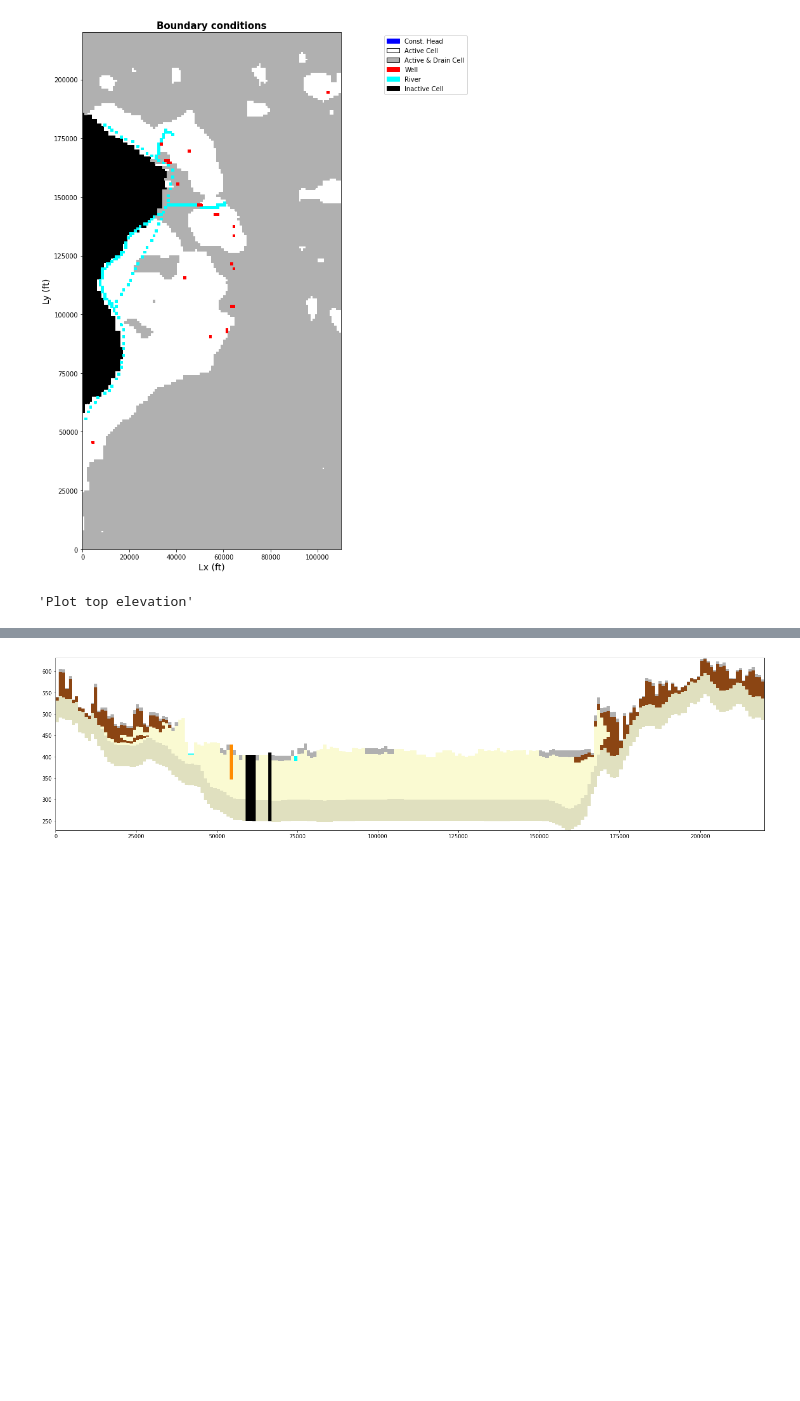
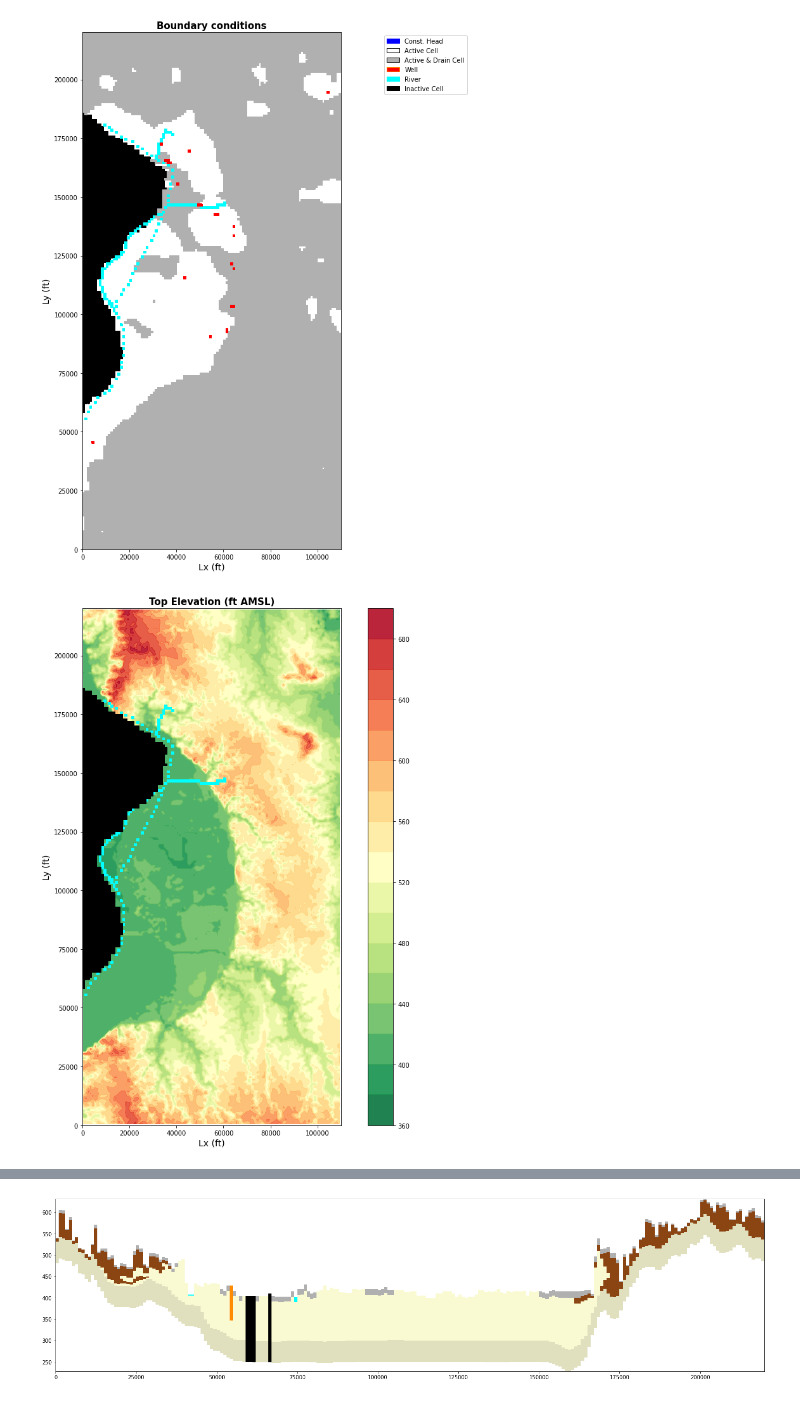
Before and after one commit to Firas-95/GEO572-Project-E.St.Louis, a Jupyter notebook: ESL_model_v2.1.ipynb, the cells around one changed output, grey strips where cells are left out. Saved outputs shown, nothing was run; the diff lists cells and outputs as text; code cells hidden in the pictures; blank space fills up the shorter version.

```diff
--- a/ESL_model_v2.1.ipynb
+++ b/ESL_model_v2.1.ipynb
@@ -689,25 +685,25 @@ plt.show()
 [figure]
 # %%
 """Plot top elevation"""
-# plt.figure(figsize=(15, 15))  #create 15 x 15 figure
-# modelmap = flopy.plot.map.PlotMapView(
-#     model=m, layer=0)  #use plotmapview to attach plot to model
-# # Create meshgrid for the model, they will be used in the top elevation map.
-# # x and y are located on the centeroid of each grid
-# x = xc - np.min(xc) + dx / 2
-# y = yc - np.min(yc) + dy / 2
-# X, Y = np.meshgrid(x, y)
-# plt.colorbar(plt.contourf(X, Y, topgrid, 16, alpha=0.9,
-#                           cmap=plt.cm.RdYlGn_r))  # Plot the top elevation
-# rvr = modelmap.plot_bc(ftype='RIV', color='cyan')
-# ib = modelmap.plot_ibound()
-# #display parameters
-# plt.xlabel('Lx (ft)', fontsize=14)
-# plt.ylabel('Ly (ft)', fontsize=14)
-# plt.title('Top Elevation (ft AMSL)', fontsize=15, fontweight='bold')
-# plt.show()
+plt.figure(figsize=(15, 15))  #create 15 x 15 figure
+modelmap = flopy.plot.map.PlotMapView(
+    model=m, layer=0)  #use plotmapview to attach plot to model
+# Create meshgrid for the model, they will be used in the top elevation map.
+# x and y are located on the centeroid of each grid
+x = xc - np.min(xc) + dx / 2
+y = yc - np.min(yc) + dy / 2
+X, Y = np.meshgrid(x, y)
+plt.colorbar(plt.contourf(X, Y, topgrid, 16, alpha=0.9,
+                          cmap=plt.cm.RdYlGn_r))  # Plot the top elevation
+rvr = modelmap.plot_bc(ftype='RIV', color='cyan')
+ib = modelmap.plot_ibound()
+#display parameters
+plt.xlabel('Lx (ft)', fontsize=14)
+plt.ylabel('Ly (ft)', fontsize=14)
+plt.title('Top Elevation (ft AMSL)', fontsize=15, fontweight='bold')
+plt.show()
 # %% [output]
-'Plot top elevation'
+[figure, added]
 # %%
 """Plot the transect we are concerned about in milestone 1."""
 def plot_transect(rowcolflag=0, value=0):
```
Also changed, not shown: parts of 14 cells of this notebook.
